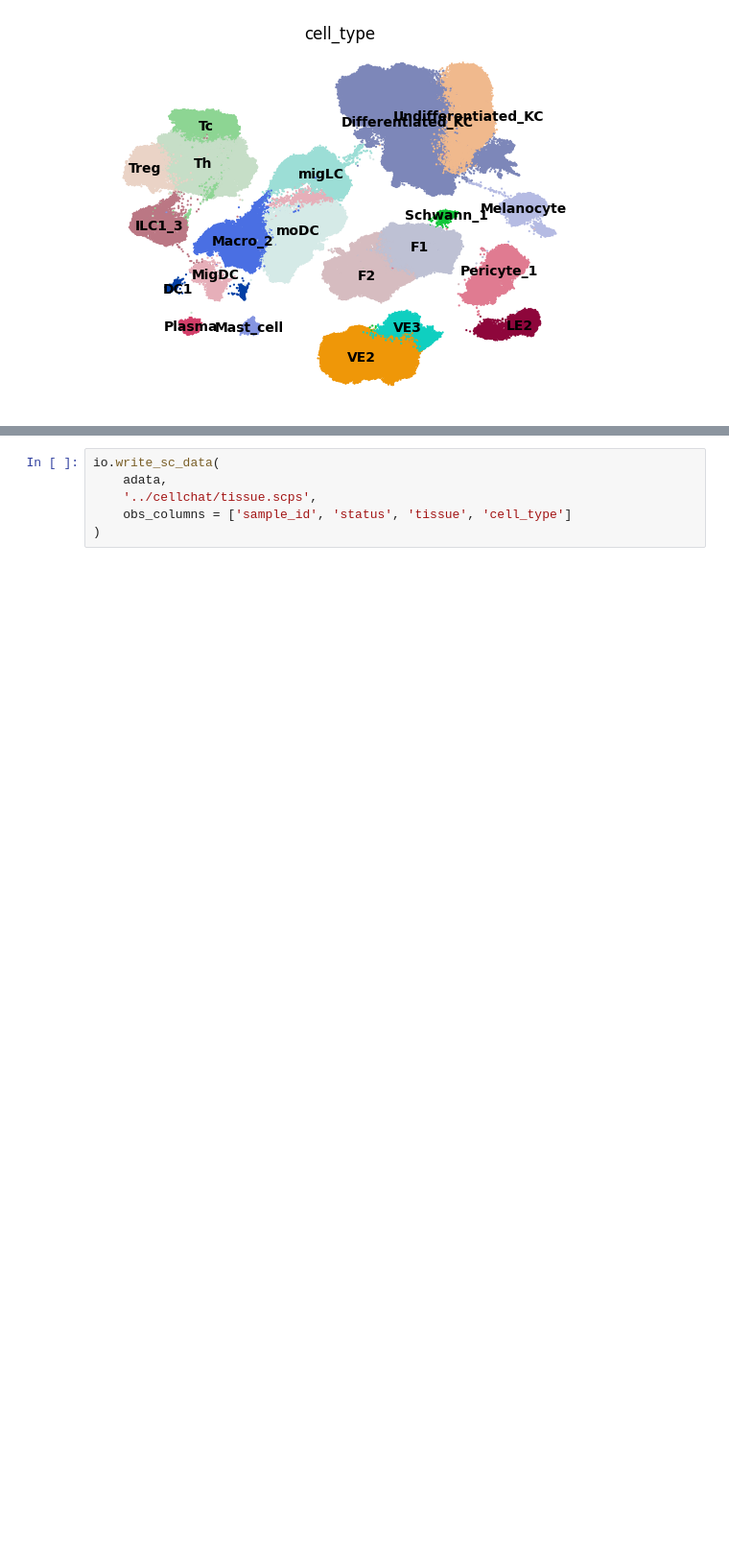
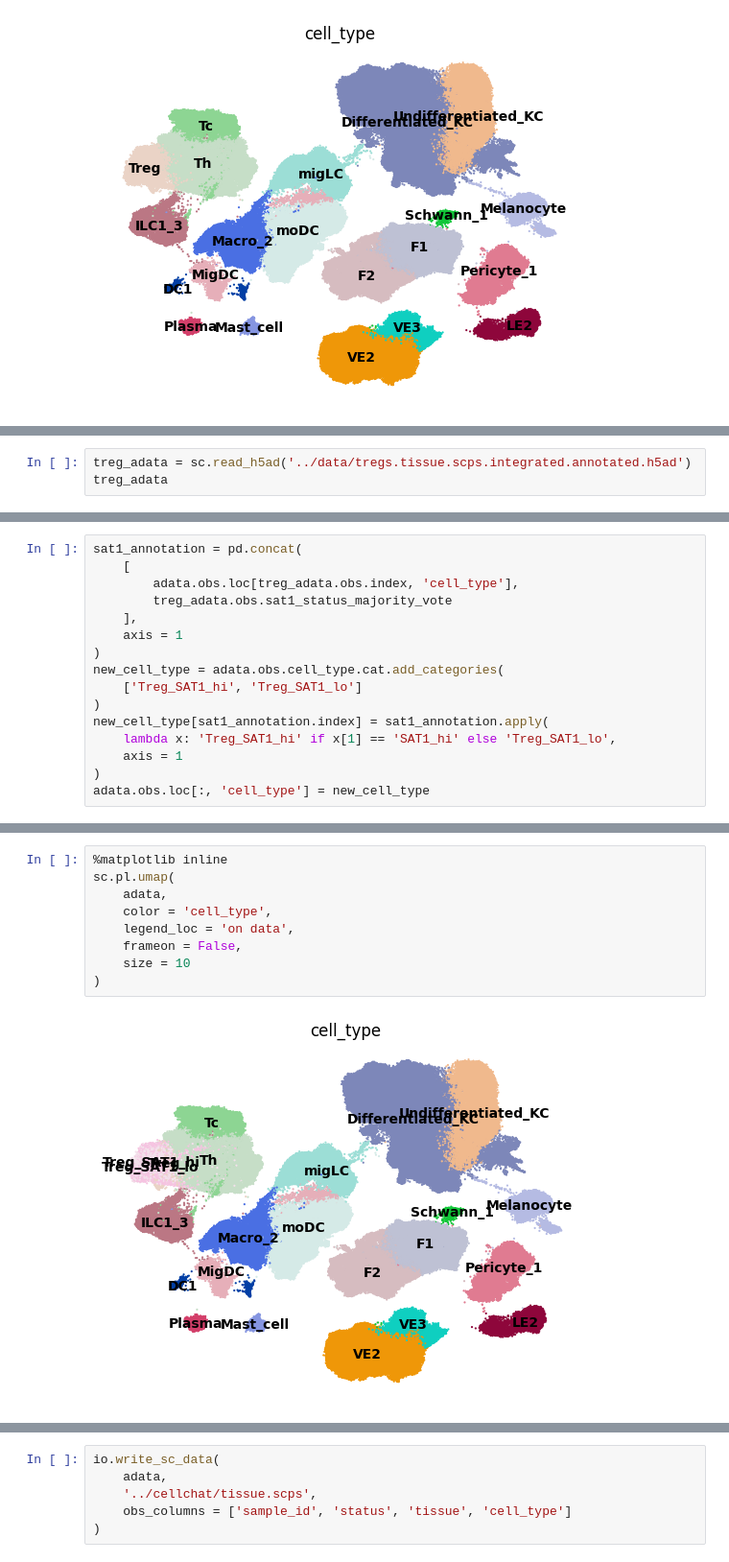
Before and after one commit to menchelab/Neuwirth_Malzl_et_al_2024, a Jupyter notebook: notebooks/prepare_cellchat.ipynb, the cells around one changed output, grey strips where cells are left out. Shown at 96% size. Cells and saved outputs as stored; diff of their text form; blank space fills up the shorter version.

```diff
--- a/notebooks/prepare_cellchat.ipynb
+++ b/notebooks/prepare_cellchat.ipynb
@@ -110,0 +96,3 @@ adata.write('../data/tissue.scps.integrated.annotated.h5ad')
+# %%
+treg_adata = sc.read_h5ad('../data/tregs.tissue.scps.integrated.annotated.h5ad')
+treg_adata
@@ -110,0 +106,16 @@ adata.write('../data/tissue.scps.integrated.annotated.h5ad')
+# %%
+sat1_annotation = pd.concat(
+    [
+        adata.obs.loc[treg_adata.obs.index, 'cell_type'],
+        treg_adata.obs.sat1_status_majority_vote
+    ],
+    axis = 1
+)
+new_cell_type = adata.obs.cell_type.cat.add_categories(
+    ['Treg_SAT1_hi', 'Treg_SAT1_lo']
+)
+new_cell_type[sat1_annotation.index] = sat1_annotation.apply(
+    lambda x: 'Treg_SAT1_hi' if x[1] == 'SAT1_hi' else 'Treg_SAT1_lo',
+    axis = 1
+)
+adata.obs.loc[:, 'cell_type'] = new_cell_type
@@ -110,0 +142,11 @@ adata.write('../data/tissue.scps.integrated.annotated.h5ad')
+# %%
+%matplotlib inline
+sc.pl.umap(
+    adata,
+    color = 'cell_type',
+    legend_loc = 'on data',
+    frameon = False,
+    size = 10
+)
+# %% [output]
+[figure, added]
```
Also changed, not shown: parts of 8 cells of this notebook, 6 other files.
